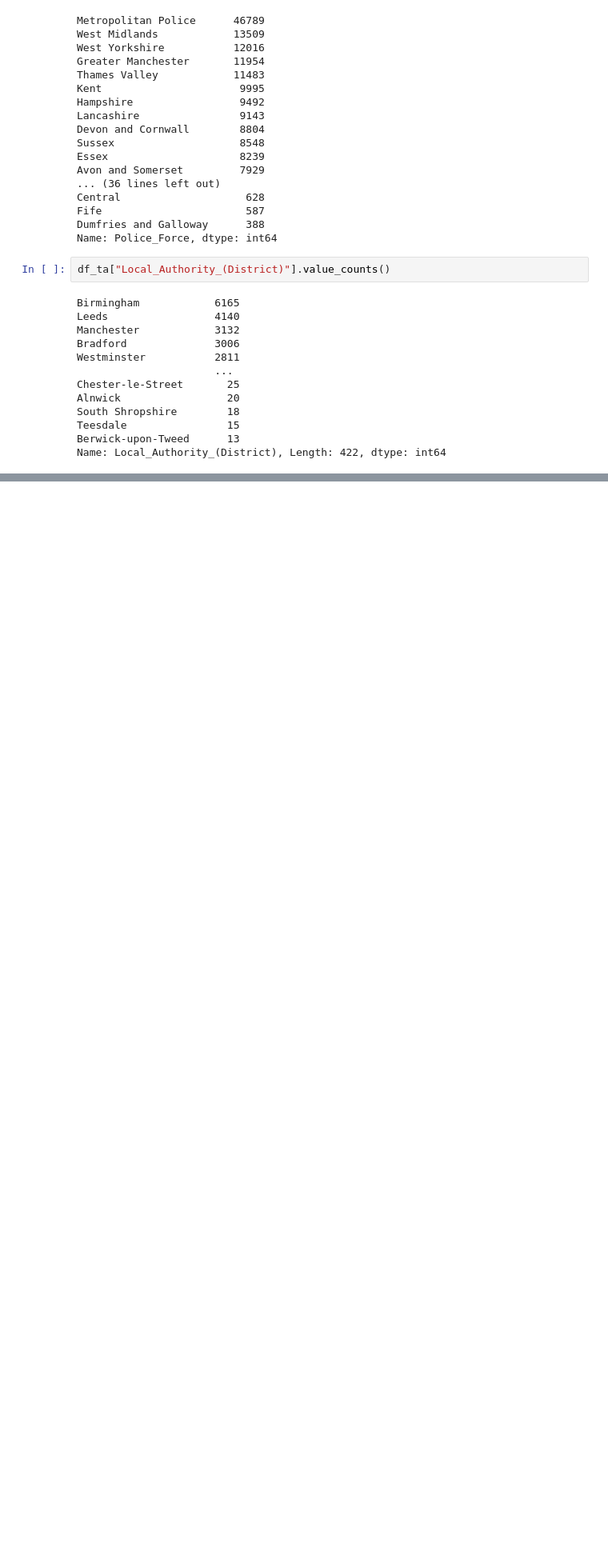
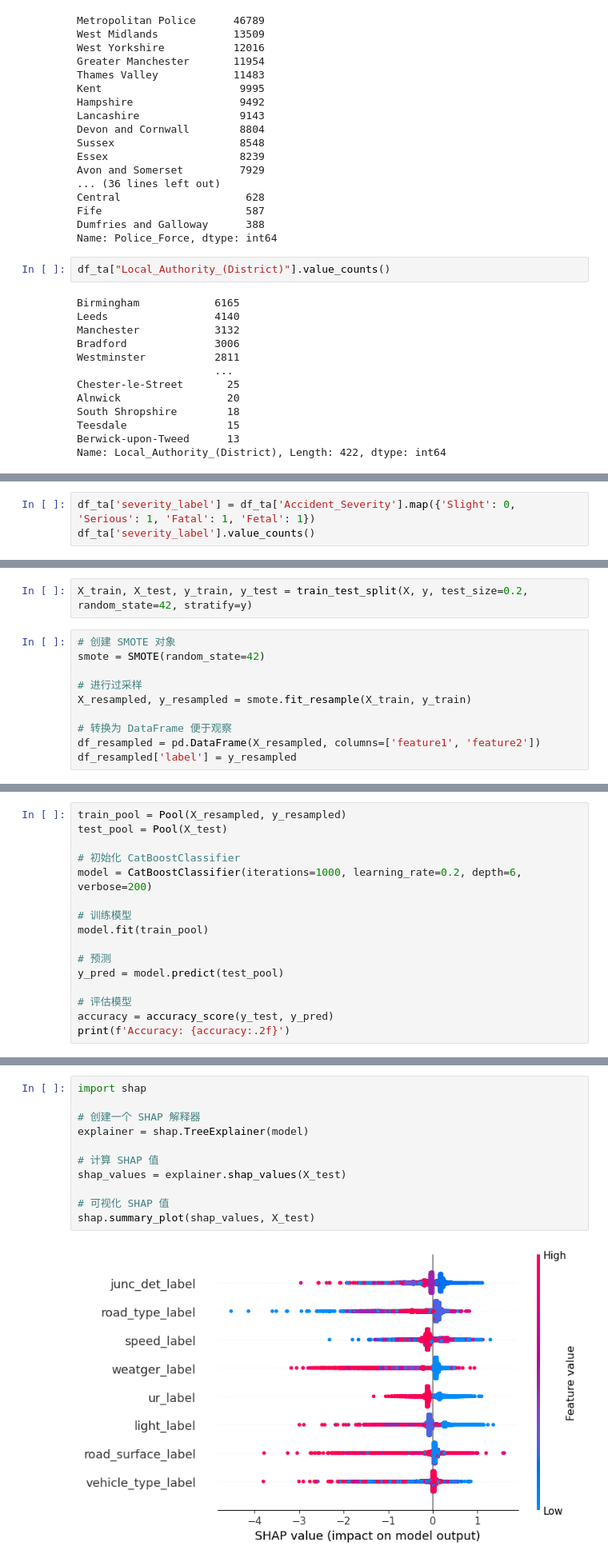
Before and after one commit to Ashes814/group_3_524_final, a Jupyter notebook: data_mining_code/data_ESDA.ipynb, the cells around one changed output, grey strips where cells are left out. Shown: that part at 80% size. Saved outputs shown, nothing was run; the diff lists cells and outputs as text; blank space fills up the shorter version.

Commit message:
update catboost training of dataset

```diff
--- a/data_mining_code/data_ESDA.ipynb
+++ b/data_mining_code/data_ESDA.ipynb
@@ -209,0 +203,3 @@ memory usage: 7.9+ MB
+# %%
+df_ta['severity_label'] = df_ta['Accident_Severity'].map({'Slight': 0, 'Serious': 1, 'Fatal': 1, 'Fetal': 1})
+df_ta['severity_label'].value_counts()
@@ -209,0 +352,12 @@ memory usage: 7.9+ MB
+# %%
+X_train, X_test, y_train, y_test = train_test_split(X, y, test_size=0.2, random_state=42, stratify=y)
+# %%
+# 创建 SMOTE 对象
+smote = SMOTE(random_state=42)
+
+# 进行过采样
+X_resampled, y_resampled = smote.fit_resample(X_train, y_train)
+
+# 转换为 DataFrame 便于观察
+df_resampled = pd.DataFrame(X_resampled, columns=['feature1', 'feature2'])
+df_resampled['label'] = y_resampled
@@ -209,0 +398,16 @@ memory usage: 7.9+ MB
+# %%
+train_pool = Pool(X_resampled, y_resampled)
+test_pool = Pool(X_test)
+
+# 初始化 CatBoostClassifier
+model = CatBoostClassifier(iterations=1000, learning_rate=0.2, depth=6, verbose=200)
+
+# 训练模型
+model.fit(train_pool)
+
+# 预测
+y_pred = model.predict(test_pool)
+
+# 评估模型
+accuracy = accuracy_score(y_test, y_pred)
+print(f'Accuracy: {accuracy:.2f}')
@@ -209,0 +422,13 @@ memory usage: 7.9+ MB
+# %%
+import shap
+
+# 创建一个 SHAP 解释器
+explainer = shap.TreeExplainer(model)
+
+# 计算 SHAP 值
+shap_values = explainer.shap_values(X_test)
+
+# 可视化 SHAP 值
+shap.summary_plot(shap_values, X_test)
+# %% [output]
+[figure, added]
```
Also changed, not shown: parts of 28 cells of this notebook, 15 other files.
